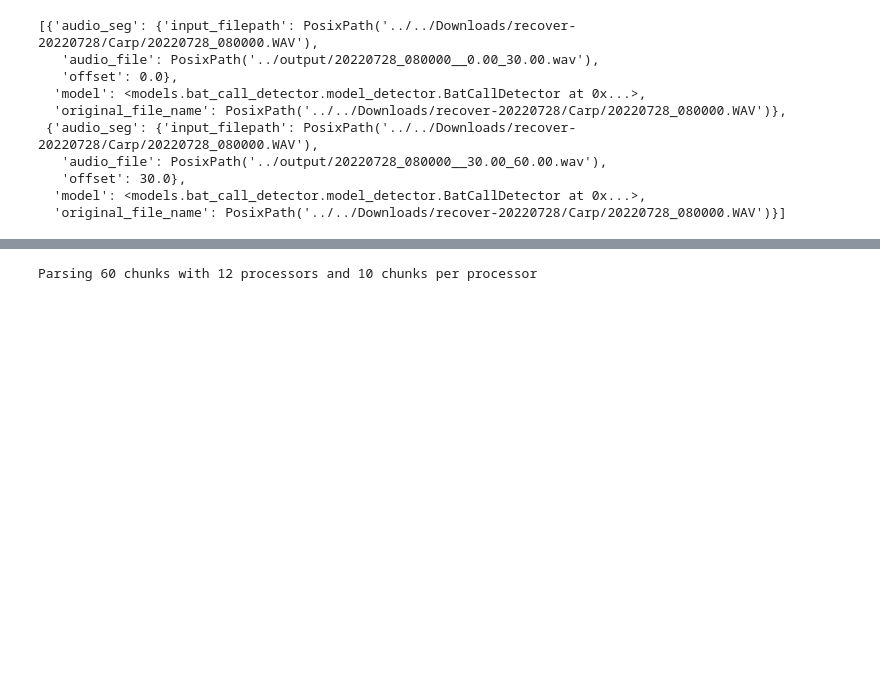
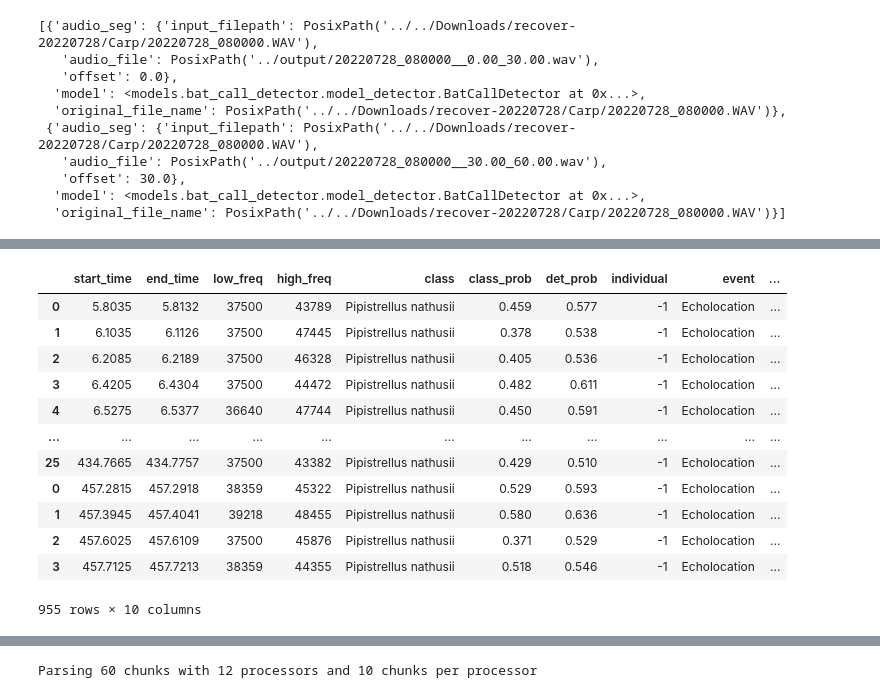
Before and after one commit to aditya-uw/bat-detector-msds, a Jupyter notebook: daily_notebooks/20241101__test_pipeline_speed_large_instance.ipynb, the cells around one changed output, grey strips where cells are left out. Cells and saved outputs as stored; diff of their text form; code cells hidden in the pictures; blank space fills up the shorter version.

```diff
--- a/daily_notebooks/20241101__test_pipeline_speed_large_instance.ipynb
+++ b/daily_notebooks/20241101__test_pipeline_speed_large_instance.ipynb
@@ -224,2 +255,18 @@ Generating detections for 20220728_080000.WAV
 # %%
-input = file_path_mappings[:]
+input = file_path_mappings[:16]
+# %%
+run_models(input)
+# %% [output]
+|  | start_time | end_time | low_freq | high_freq | class | class_prob | det_prob | individual | event | ... |
+| 0 | 5.8035 | 5.8132 | 37500 | 43789 | Pipistrellus nathusii | 0.459 | 0.577 | -1 | Echolocation | ... |
+| 1 | 6.1035 | 6.1126 | 37500 | 47445 | Pipistrellus nathusii | 0.378 | 0.538 | -1 | Echolocation | ... |
+| 2 | 6.2085 | 6.2189 | 37500 | 46328 | Pipistrellus nathusii | 0.405 | 0.536 | -1 | Echolocation | ... |
+| 3 | 6.4205 | 6.4304 | 37500 | 44472 | Pipistrellus nathusii | 0.482 | 0.611 | -1 | Echolocation | ... |
+| 4 | 6.5275 | 6.5377 | 36640 | 47744 | Pipistrellus nathusii | 0.450 | 0.591 | -1 | Echolocation | ... |
+| ... | ... | ... | ... | ... | ... | ... | ... | ... | ... | ... |
+| 25 | 434.7665 | 434.7757 | 37500 | 43382 | Pipistrellus nathusii | 0.429 | 0.510 | -1 | Echolocation | ... |
+| 0 | 457.2815 | 457.2918 | 38359 | 45322 | Pipistrellus nathusii | 0.529 | 0.593 | -1 | Echolocation | ... |
+| 1 | 457.3945 | 457.4041 | 39218 | 48455 | Pipistrellus nathusii | 0.580 | 0.636 | -1 | Echolocation | ... |
+| 2 | 457.6025 | 457.6109 | 37500 | 45876 | Pipistrellus nathusii | 0.371 | 0.529 | -1 | Echolocation | ... |
+| 3 | 457.7125 | 457.7213 | 38359 | 44355 | Pipistrellus nathusii | 0.518 | 0.546 | -1 | Echolocation | ... |
+955 rows × 10 columns
```
Also changed, not shown: parts of 5 cells of this notebook, 2 other files.
